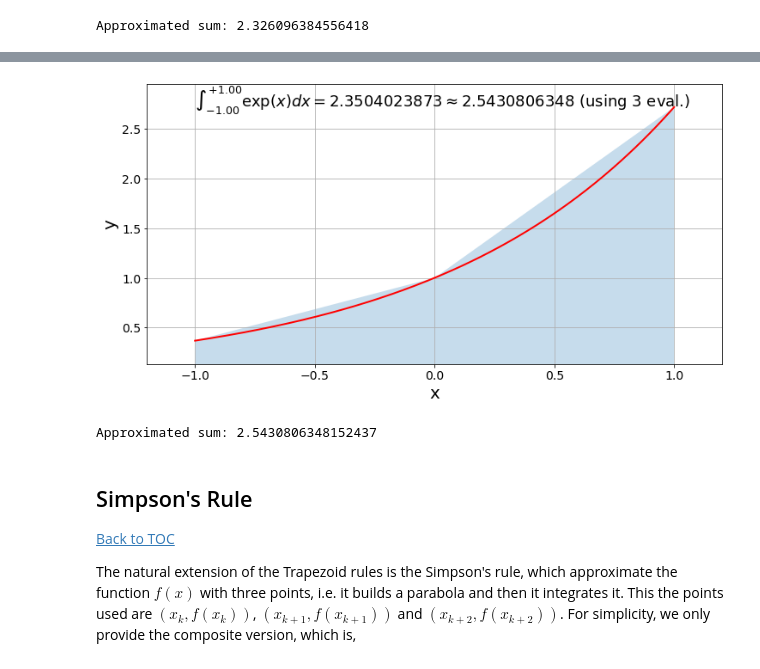
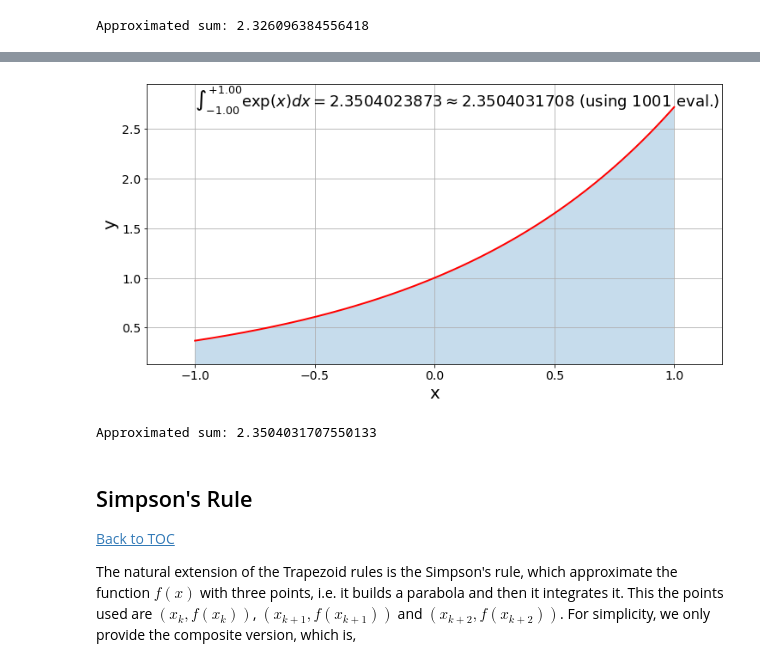
Before and after one commit to tclaudioe/Scientific-Computing, a Jupyter notebook: SC1v2/10_Numerical Quadrature.ipynb, the cells around one changed output, grey strips where cells are left out. Cells and saved outputs as stored; diff of their text form; code cells hidden in the pictures.

```diff
--- a/SC1v2/10_Numerical Quadrature.ipynb
+++ b/SC1v2/10_Numerical Quadrature.ipynb
@@ -225,24 +241,24 @@ In this case the error is also second order.
 # %%
 def trapezoid(myfun, m, a, b, verbose=False, text='', figname='', save_file=False):
     f = np.vectorize(myfun)
     x = np.linspace(a, b, m+1)
     h = (b-a)/m
     w  = np.full(m+1,h)
     w[0] /=2
     w[-1] /=2
     int_val = np.dot(f(x),w)
     if verbose:
         xbin = x
         ybin = f(x)
         plot(f, xbin, ybin, int_val, m, text, figname, save_file=save_file)
     return int_val
 
-m = 2
+m = 1000
 print('Approximated sum: {0}'.format(trapezoid(myfun, m, a, b,
     verbose=True, text=text, figname="trapezoid_%d.png"%m)))
 # %% [output]
-[figure, old version]
+[figure, new version]
-Approximated sum: 2.5430806348152437
+Approximated sum: 2.3504031707550133
 # %% [markdown]
 <div id='rs' />
 
```
Also changed, not shown: parts of 12 cells of this notebook.
